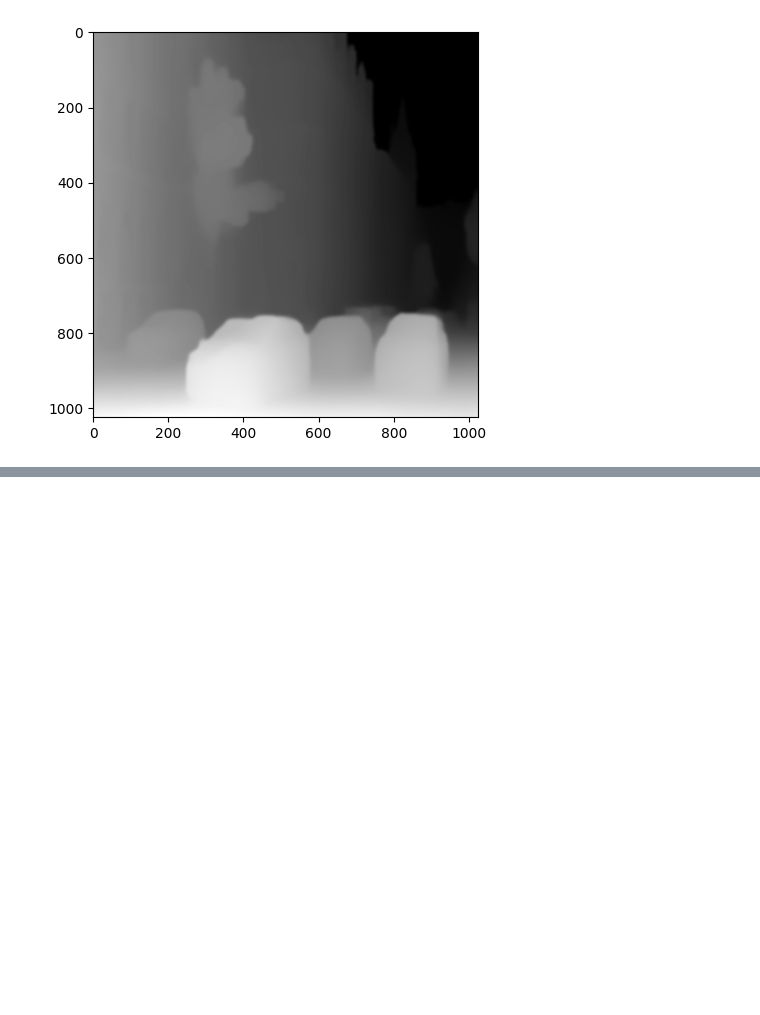
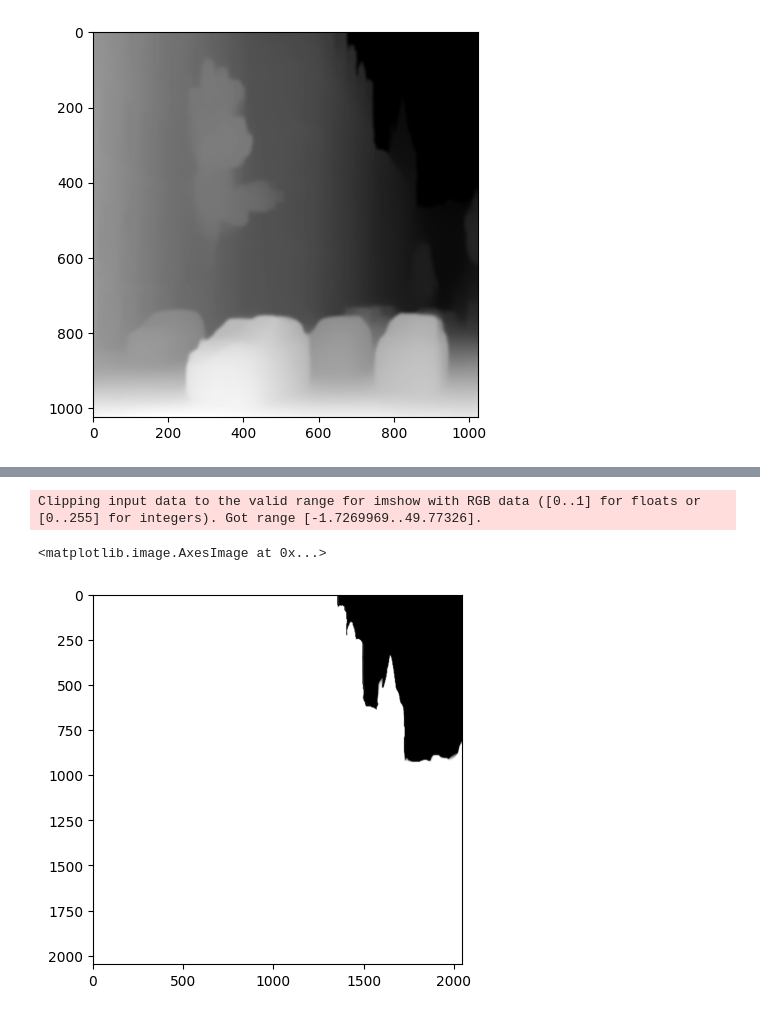
Before and after one commit to prxshetty/midas-depthseg, a Jupyter notebook: depthsegmentation.ipynb, the cells around one changed output, grey strips where cells are left out. Drawn from its saved outputs; the diff is of its cells as text; code cells hidden in the pictures; blank space fills up the shorter version.

```diff
--- a/depthsegmentation.ipynb
+++ b/depthsegmentation.ipynb
@@ -191,0 +175,14 @@ plt.show()
+# %%
+from super_image import EdsrModel,ImageLoader
+from PIL import Image
+import requests
+
+if len(depth_map_normalized.shape) == 2:  # Grayscale image, no channel dimension
+    # Convert 2D grayscale image to 3D by repeating the channel three times
+    img_to_tensor = torch.from_numpy(output3).float().unsqueeze(0)  # Shape becomes [1, height, width]
+    img_to_tensor = img_to_tensor.repeat(3, 1, 1)
+
+img_to_tensor = img_to_tensor.unsqueeze(0)
+# img_to_tensor = torch.from_numpy(output3).float().permute(2,0, 1 ).unsqueeze(0)
+model = EdsrModel.from_pretrained('eugenesiow/edsr-base', scale = 2)
+preds = model(img_to_tensor)
@@ -191,0 +207,11 @@ plt.show()
+# %%
+with torch.no_grad():
+    preds = model(img_to_tensor)
+    #try without the grad to check the rror
+# %%
+preds_numpy = preds.squeeze().cpu().numpy()
+plt.imshow(np.transpose(preds_numpy, (1, 2, 0)))  # Transpose to [height, width, channels] format for display
+# %% [output]
+Clipping input data to the valid range for imshow with RGB data ([0..1] for floats or [0..255] for integers). Got range [-1.7269969..49.77326].
+<matplotlib.image.AxesImage at 0x...>
+[figure, added]
```
Also changed, not shown: parts of 5 cells of this notebook, 2 other files.
